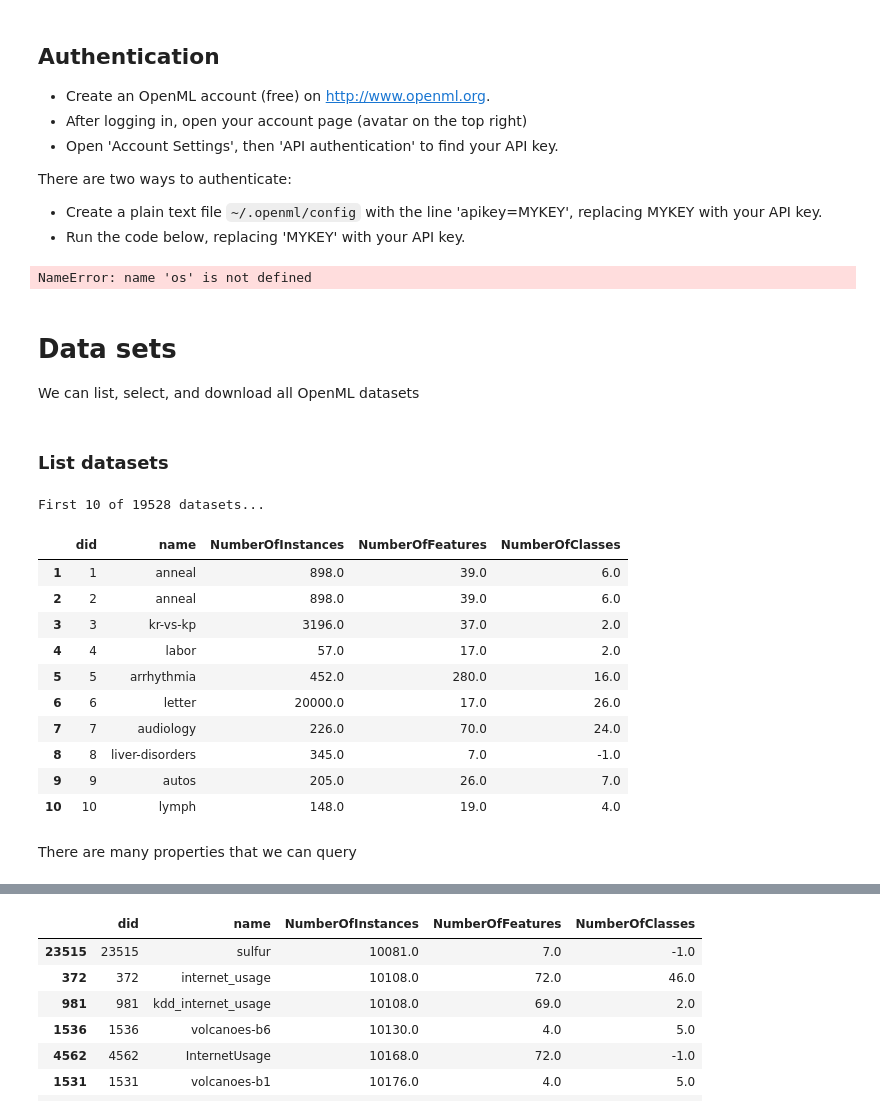
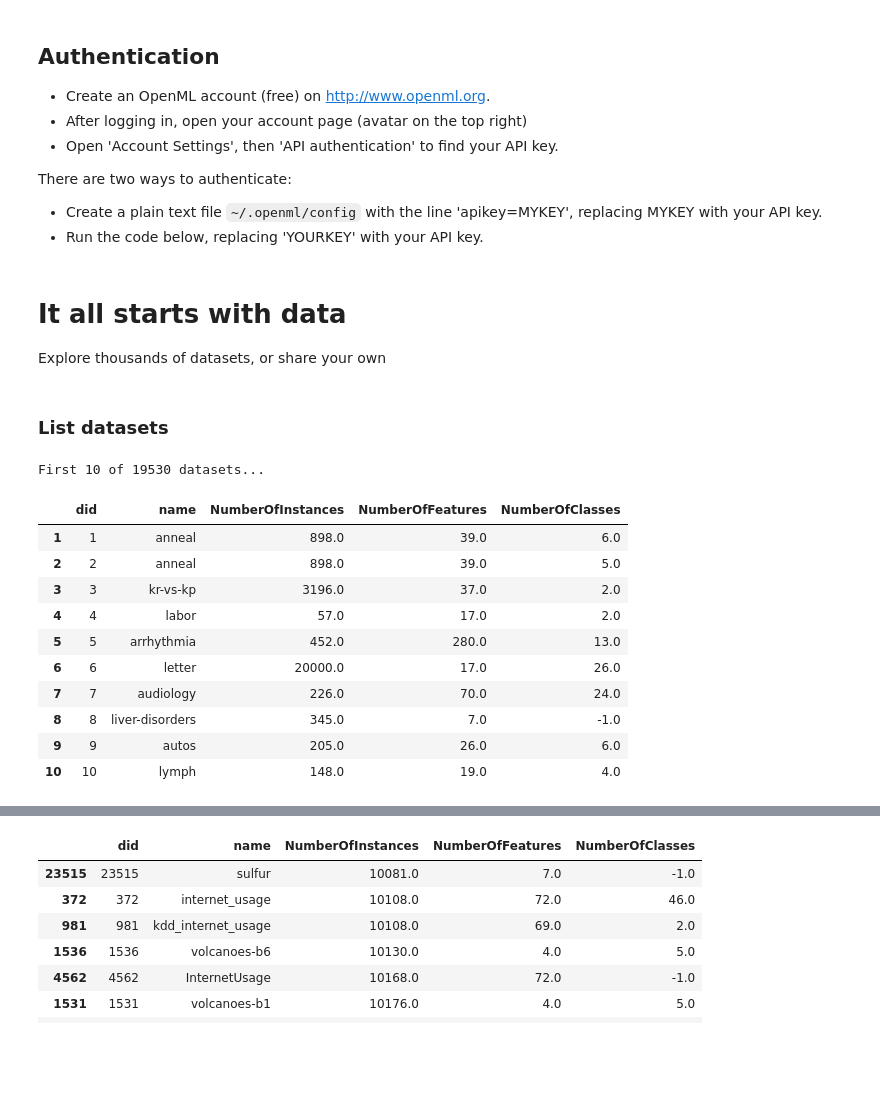
Before and after one commit to joaquinvanschoren/ML-intro, a Jupyter notebook: 00 Tutorial 2a - OpenML.ipynb, the cells around one changed output, grey strips where cells are left out. Drawn from its saved outputs; the diff is of its cells as text; code cells hidden in the pictures; blank space fills up the shorter version.

```diff
--- a/00 Tutorial 2a - OpenML.ipynb
+++ b/00 Tutorial 2a - OpenML.ipynb
@@ -10,9 +10 @@ OpenML is an online collaboration platform for machine learning:
 * Large scale benchmarking, compare to state of the art
-# %%
-# Install OpenML (developer version)
-pip install git+https://github.com/renatopp/liac-arff@master
-pip install git+https://github.com/openml/openml-python.git@develop
-
-# Import and set key
-import openml as oml
-oml.config.apikey = 'YOURKEY'
@@ -34,35 +28,37 @@ HTML('''<style>html, body{overflow: visible !important} .CodeMirror{min-width:10
 There are two ways to authenticate:
 
 * Create a plain text file `~/.openml/config` with the line 'apikey=MYKEY', replacing MYKEY with your API key.
-* Run the code below, replacing 'MYKEY' with your API key.
+* Run the code below, replacing 'YOURKEY' with your API key.
 # %%
-# Uncomment and run this to authenticate. Don't share your API key!
-oml.config.apikey = os.environ.get('OPENMLKEY','MYKEY')
+# Uncomment and set your OpenML key. Don't share your key with others.
+import openml as oml
+#oml.config.apikey = 'YOURKEY'
-# %% [output]
-NameError: name 'os' is not defined
-# %% [markdown]
-# Data sets
-We can list, select, and download all OpenML datasets
+# %% [markdown]
+# It all starts with data
+Explore thousands of datasets, or share your own
 # %% [markdown]
 ### List datasets
 # %%
-datalist = oml.datasets.list_datasets() # Returns a dict
-datalist = pd.DataFrame.from_dict(datalist, orient='index') # Create a DataFrame
+import openml as oml
+openml_list = oml.datasets.list_datasets() # Returns a dict
+
+# Show a nice table with some key data properties
+import pandas as pd
+datalist = pd.DataFrame.from_dict(openml_list, orient='index')
+datalist = datalist[['did','name','NumberOfInstances',
+               'NumberOfFeatures','NumberOfClasses']]
 print("First 10 of %s datasets..." % len(datalist))
-datalist[:10][['did','name','NumberOfInstances',
-               'NumberOfFeatures','NumberOfClasses']]
+datalist[:10]
 # %% [output]
-First 10 of 19528 datasets...
+First 10 of 19530 datasets...
 |  | did | name | NumberOfInstances | NumberOfFeatures | NumberOfClasses |
 | 1 | 1 | anneal | 898.0 | 39.0 | 6.0 |
-| 2 | 2 | anneal | 898.0 | 39.0 | 6.0 |
+| 2 | 2 | anneal | 898.0 | 39.0 | 5.0 |
 | 3 | 3 | kr-vs-kp | 3196.0 | 37.0 | 2.0 |
 | 4 | 4 | labor | 57.0 | 17.0 | 2.0 |
-| 5 | 5 | arrhythmia | 452.0 | 280.0 | 16.0 |
+| 5 | 5 | arrhythmia | 452.0 | 280.0 | 13.0 |
 | 6 | 6 | letter | 20000.0 | 17.0 | 26.0 |
 | 7 | 7 | audiology | 226.0 | 70.0 | 24.0 |
 | 8 | 8 | liver-disorders | 345.0 | 7.0 | -1.0 |
-| 9 | 9 | autos | 205.0 | 26.0 | 7.0 |
+| 9 | 9 | autos | 205.0 | 26.0 | 6.0 |
 | 10 | 10 | lymph | 148.0 | 19.0 | 4.0 |
-# %% [markdown]
-There are many properties that we can query
```
Also changed, not shown: parts of 46 cells of this notebook, 17 other files.
